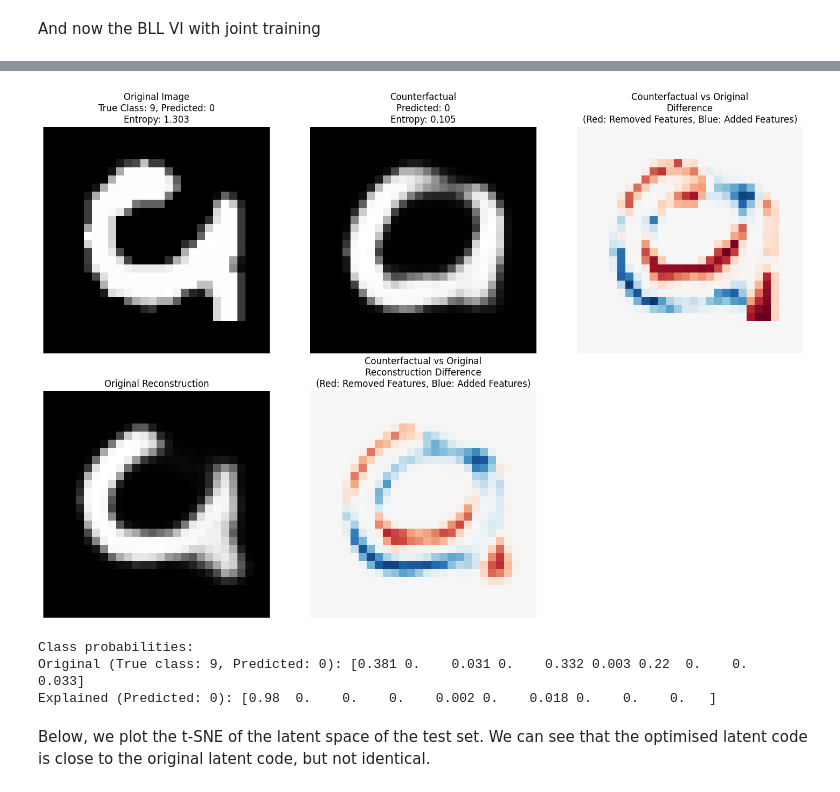
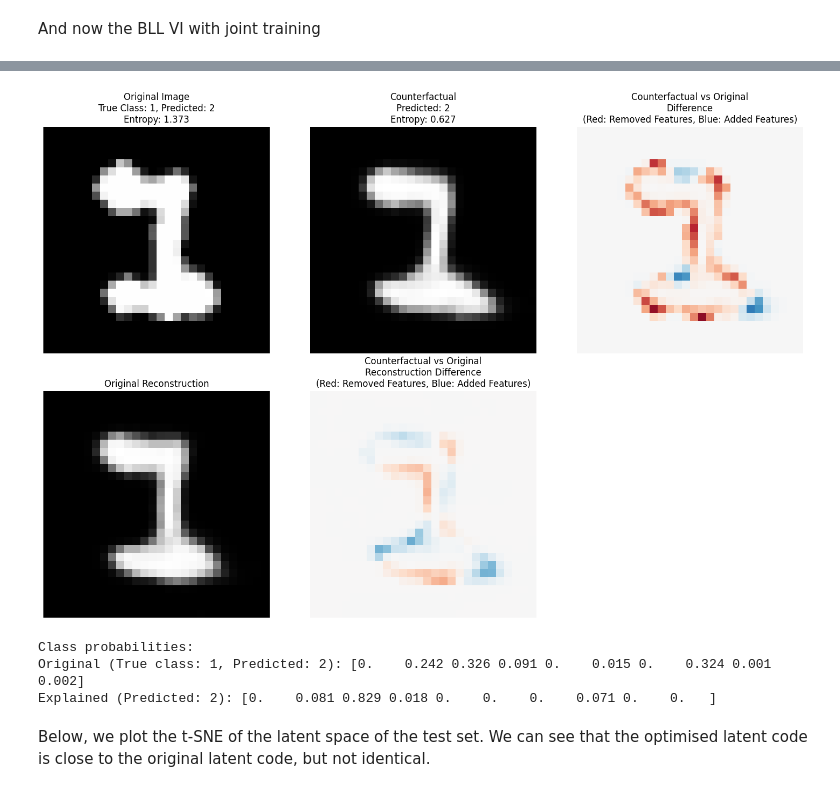
Before and after one commit to confinlay/Bayesian-CE, a Jupyter notebook: MyImplementation/testing_notebooks/test_clue_BLL.ipynb, the cells around one changed output, grey strips where cells are left out. Cells and saved outputs as stored; diff of their text form; code cells hidden in the pictures.

```diff
--- a/MyImplementation/testing_notebooks/test_clue_BLL.ipynb
+++ b/MyImplementation/testing_notebooks/test_clue_BLL.ipynb
@@ -177,12 +177,12 @@ eval_loader = torch.utils.data.DataLoader(testset, batch_size=64, shuffle=False,
 uncertainties = []
 indices = []
 
-bll_vi_joint.eval()
+bll.eval()
 with torch.no_grad():
     for i, (images, _) in enumerate(eval_loader):
         images = images.to(cfg.device)
         # Get predictions and uncertainties using BLL model
-        _, uncertainty_dict = bll_vi_joint.predict_with_uncertainty(images)
+        _, uncertainty_dict = bll.predict_with_uncertainty(images)
 
         # Store total uncertainties and indices
         uncertainties.extend(uncertainty_dict['total_entropy'].cpu().numpy())
@@ -253,7 +253,7 @@ Once the latent code is optimised, we pass it through the decoder to get a recon
 The first test is just with one image
 # %%
 # Get the most uncertain image and its latent representation
-most_uncertain_idx = sorted_data_indices[0]
+most_uncertain_idx = sorted_data_indices[7]
 uncertain_image, true_label = testset[most_uncertain_idx]
 uncertain_image = uncertain_image.to(cfg.device).unsqueeze(0)  # Add batch dimension
 
@@ -267,15 +267,15 @@ clue = new_CLUE.NewCLUE(
     classifier=bll,
     z0=z0,
     uncertainty_weight=1.0,
-    distance_weight=0.001,
-    lr=0.1,
+    distance_weight=0.05,
+    lr=0.01,
     device=cfg.device,
     bayesian=True,
-    verbose=False
+    verbose=True
 )
 
 # Optimize to find explanation
-z_explained = clue.optimize(steps=200)
+z_explained = clue.optimize(steps=100)
 
 # Generate reconstructions using decoder
 with torch.no_grad():
@@ -348,7 +365,7 @@ RuntimeError: stack expects a non-empty TensorList
 And test determinsitic equivalent
 # %%
 # Get the most uncertain image and its latent representation
-most_uncertain_idx = sorted_data_indices[2]
+most_uncertain_idx = sorted_data_indices[6]
 uncertain_image, true_label = testset[most_uncertain_idx]
 uncertain_image = uncertain_image.to(cfg.device).unsqueeze(0)  # Add batch dimension
 
@@ -362,11 +379,11 @@ clue = new_CLUE.NewCLUE(
     classifier=backbone.classifier,  # Just use the classifier head
     z0=z0,
     uncertainty_weight=1.0,
-    distance_weight=0.005,
+    distance_weight=0.05,
     lr=0.1,
     device=cfg.device,
     bayesian=False,  # Non-Bayesian mode
-    verbose=False
+    verbose=True
 )
 
 # Optimize to find explanation
@@ -452,7 +486,7 @@ Explained (Predicted: 9): [0.044 0.    0.001 0.    0.07  0.    0.    0.    0.
 And the BLL VI
 # %%
 # Get the most uncertain image and its latent representation
-most_uncertain_idx = sorted_data_indices[2]
+most_uncertain_idx = sorted_data_indices[6]
 uncertain_image, _ = testset[most_uncertain_idx]
 uncertain_image = uncertain_image.to(cfg.device).unsqueeze(0)  # Add batch dimension
 
@@ -466,11 +500,11 @@ clue = new_CLUE.NewCLUE(
     classifier=bll_vi,
     z0=z0,
     uncertainty_weight=1.0,
-    distance_weight=0.005,
-    lr=0.1,
+    distance_weight=0.05,
+    lr=0.01,
     device=cfg.device,
     bayesian=True,
-    verbose=False
+    verbose=True
 )
 
 # Optimize to find explanation
@@ -547,7 +598,7 @@ plt.show()
 And now the BLL VI with joint training
 # %%
 # Get the most uncertain image and its latent representation
-most_uncertain_idx = sorted_data_indices[2]
+most_uncertain_idx = sorted_data_indices[6]
 uncertain_image, true_label = testset[most_uncertain_idx]
 uncertain_image = uncertain_image.to(cfg.device).unsqueeze(0)  # Add batch dimension
 
@@ -561,11 +612,11 @@ clue = new_CLUE.NewCLUE(
     classifier=bll_vi_joint,
     z0=z0,
     uncertainty_weight=1.0,
-    distance_weight=0.005,
-    lr=0.1,
+    distance_weight=0.05,
+    lr=0.01,
     device=cfg.device,
     bayesian=True,
-    verbose=False
+    verbose=True
 )
 
 # Optimize to find explanation
@@ -644,7 +712,7 @@ print(f"Explained (Predicted: {explained_pred}):", explained_mean_probs_recon.cp
-[figure, old version]
+[figure, new version]
-Class probabilities:
-Original (True class: 9, Predicted: 0): [0.381 0.    0.031 0.    0.332 0.003 0.22  0.    0.    0.033]
-Explained (Predicted: 0): [0.98  0.    0.    0.    0.002 0.    0.018 0.    0.    0.   ]
+Class probabilities:
+Original (True class: 1, Predicted: 2): [0.    0.242 0.326 0.091 0.    0.015 0.    0.324 0.001 0.002]
+Explained (Predicted: 2): [0.    0.081 0.829 0.018 0.    0.    0.    0.071 0.    0.   ]
 # %% [markdown]
 
 Below, we plot the t-SNE of the latent space of the test set. We can see that the optimised latent code is close to the original latent code, but not identical.
```
Also changed, not shown: parts of 6 cells of this notebook, 5 other files.
